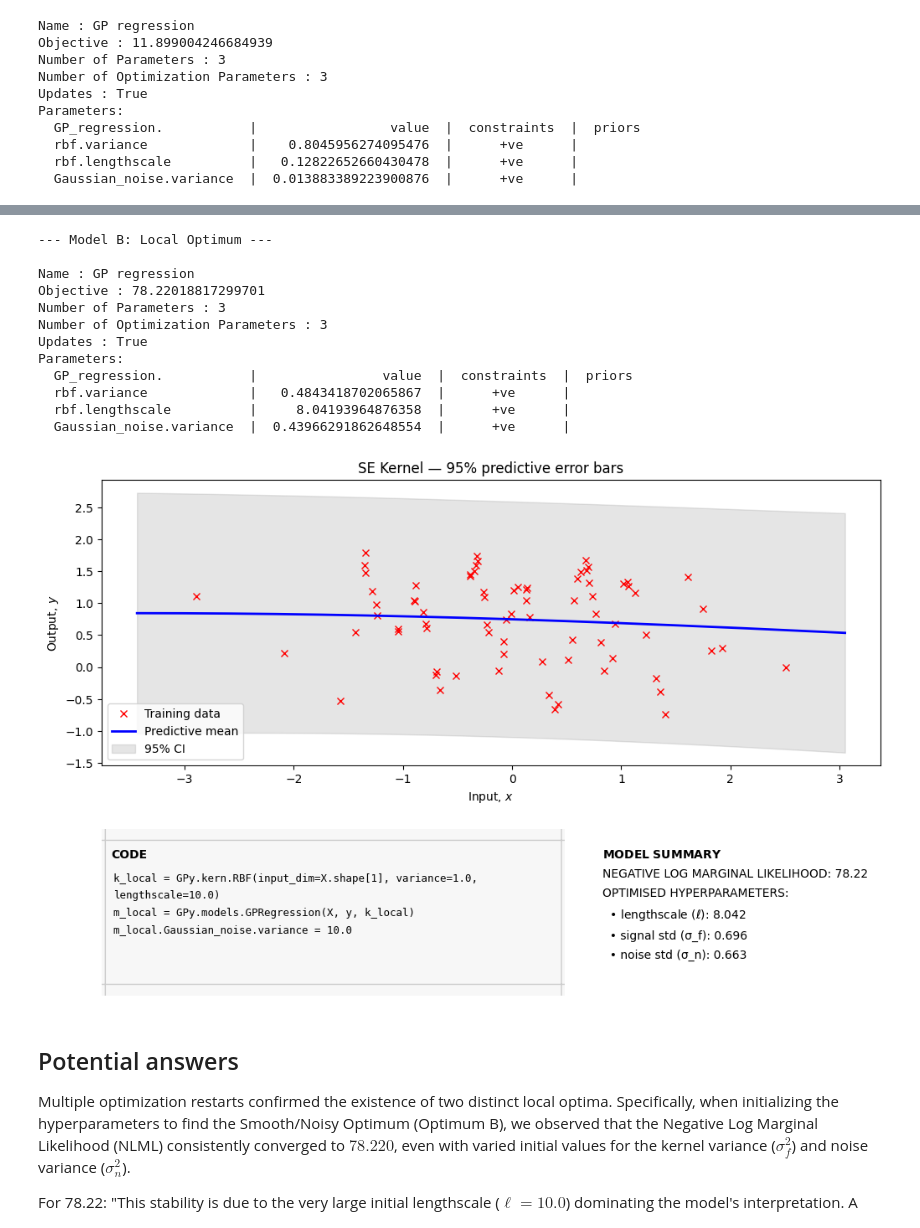
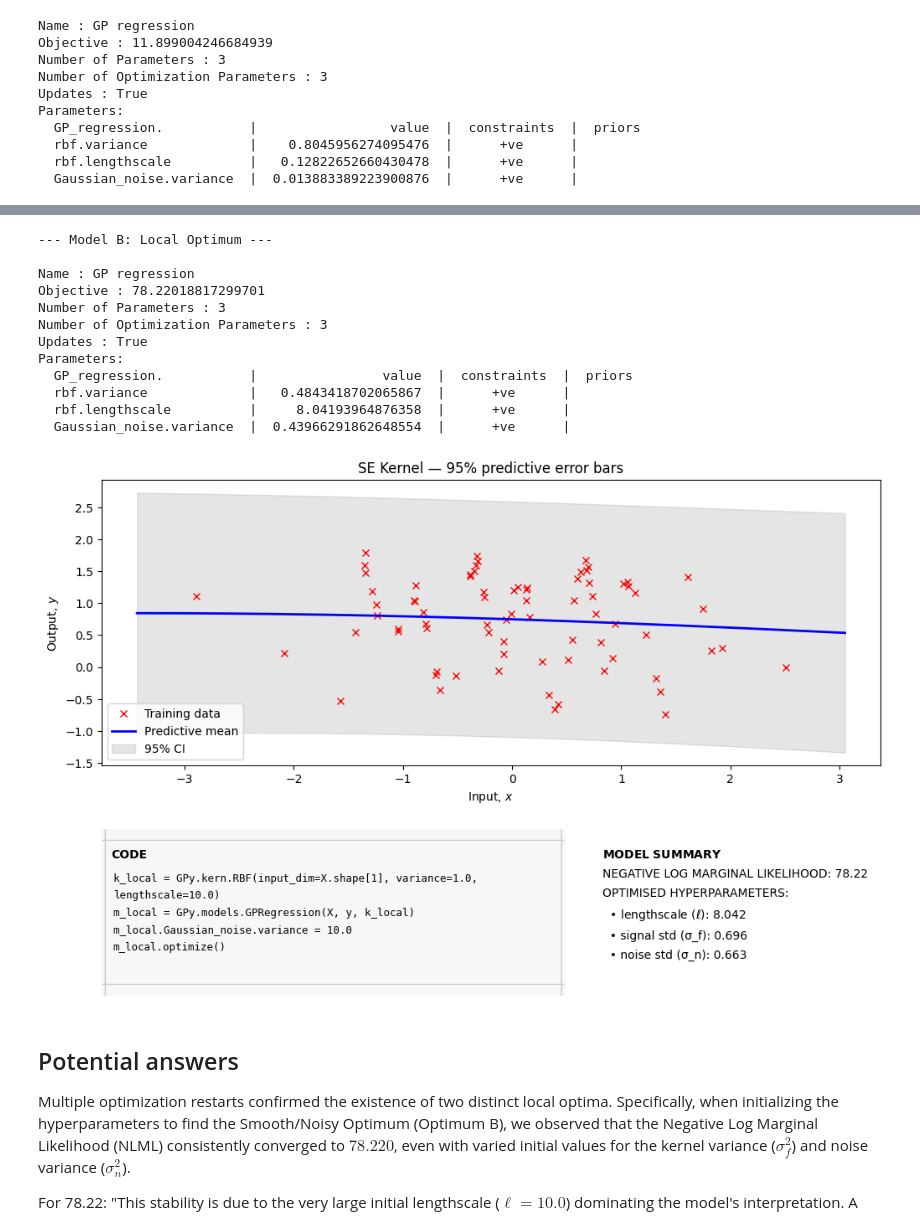
Before and after one commit to Olubusolami-R/gaussian-processes-cw, a Jupyter notebook: 2526/cw1/coursework1.ipynb, the cells around one changed output, grey strips where cells are left out. Drawn from its saved outputs; the diff is of its cells as text; code cells hidden in the pictures.

```diff
--- a/2526/cw1/coursework1.ipynb
+++ b/2526/cw1/coursework1.ipynb
@@ -258,34 +258,34 @@ cw1utils.plot_predictive_error_bars(m, X, y, "\nk= GPy.kern.RBF(input_dim=X.shap
 # %%
 # Model B is the Local Optimum (NLML ≈ 78.220)
 
 # 1. Define a NEW model (m_local) and initialize to the "smooth" basin
 k_local = GPy.kern.RBF(input_dim=X.shape[1], variance=1.0, lengthscale=10.0)
 m_local = GPy.models.GPRegression(X, y, k_local)
 m_local.Gaussian_noise.variance = 10.0
 
 m_local.optimize()
 
 # 3. Print the final hyperparameters and NLML (Should show NLML ≈ 78.220)
 print("\n--- Model B: Local Optimum ---")
 print(m_local)
 
 # 4. Plot the poor fit (Smooth/Noisy interpretation)
 # This plot shows the flat mean function and wide, constant error bars.
-cw1utils.plot_predictive_error_bars(m_local, X, y, "\nk_local = GPy.kern.RBF(input_dim=X.shape[1], variance=1.0, lengthscale=10.0)\nm_local = GPy.models.GPRegression(X, y, k_local)\nm_local.Gaussian_noise.variance = 10.0")
+cw1utils.plot_predictive_error_bars(m_local, X, y, "\nk_local = GPy.kern.RBF(input_dim=X.shape[1], variance=1.0, lengthscale=10.0)\nm_local = GPy.models.GPRegression(X, y, k_local)\nm_local.Gaussian_noise.variance = 10.0\nm_local.optimize()")
 # %% [output]
 --- Model B: Local Optimum ---
 
 Name : GP regression
 Objective : 78.22018817299701
 Number of Parameters : 3
 Number of Optimization Parameters : 3
 Updates : True
 Parameters:
   GP_regression.           |                value  |  constraints  |  priors
   rbf.variance             |   0.4843418702065867  |      +ve      |
   rbf.lengthscale          |     8.04193964876358  |      +ve      |
   Gaussian_noise.variance  |  0.43966291862648554  |      +ve      |
-[figure, old version]
+[figure, new version]
 # %% [markdown]
 Potential answers
 ---
```
Also changed, not shown: parts of 7 cells of this notebook.
